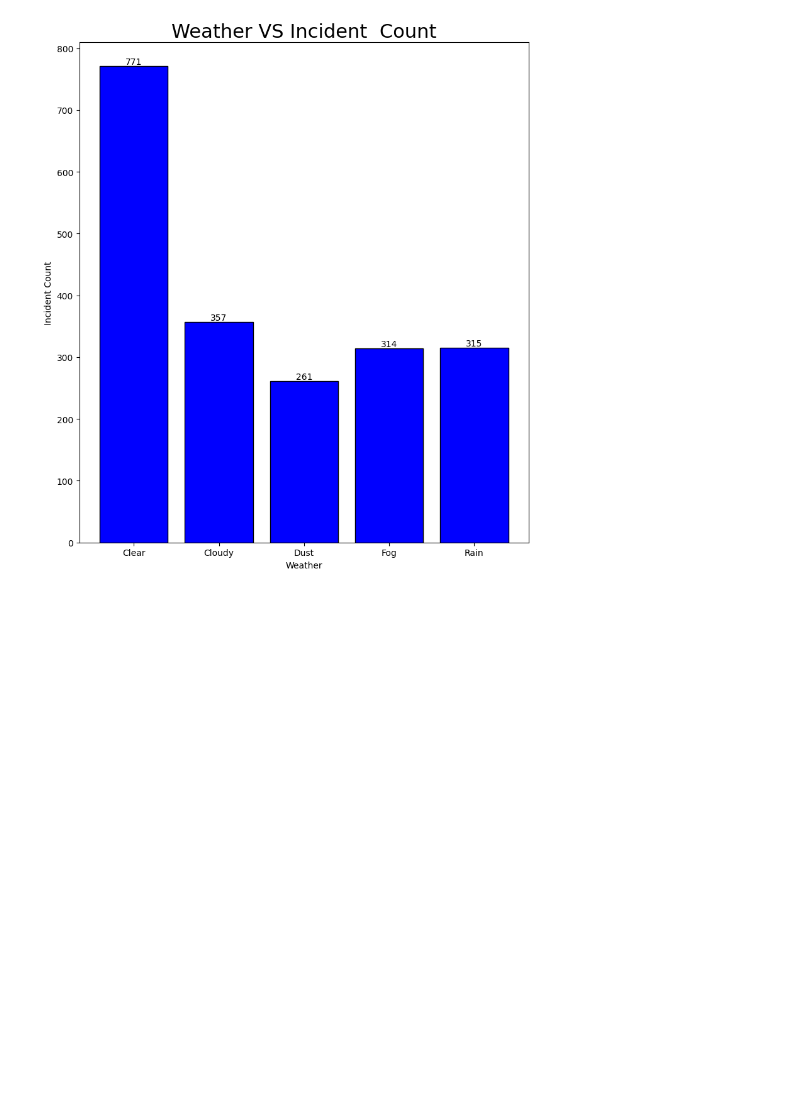
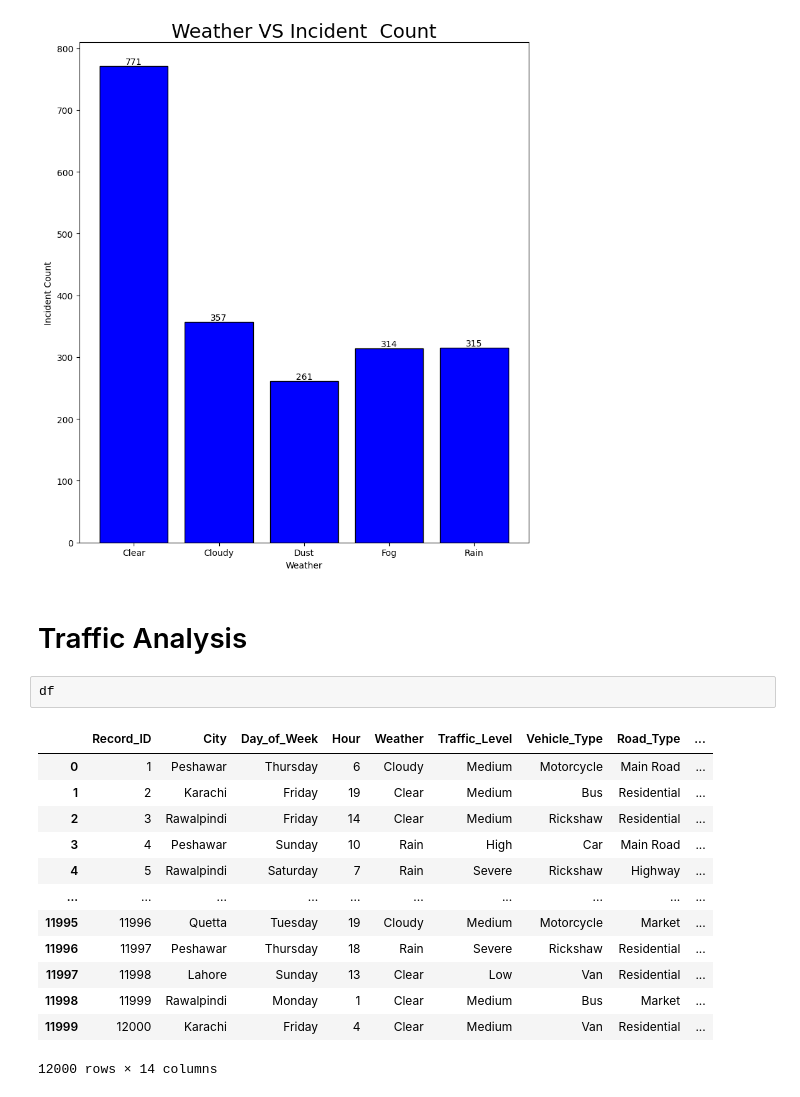
Before and after one commit to Engr-Jawad/Data-Science-Projects, a Jupyter notebook: Urban-Road-Safety-Near-Miss-Analysis/data_cleaning.ipynb, the cells around one changed output. Saved outputs shown, nothing was run; the diff lists cells and outputs as text; blank space fills up the shorter version.

Commit message:
module eight start traffic analysis

```diff
--- a/Urban-Road-Safety-Near-Miss-Analysis/data_cleaning.ipynb
+++ b/Urban-Road-Safety-Near-Miss-Analysis/data_cleaning.ipynb
@@ -289,3 +289,21 @@ plt.savefig("weather_Vs_incid_count.png",dpi=300,bbox_inches = "tight")
 plt.show()
 # %% [output]
 [figure]
+# %% [markdown]
+# Traffic Analysis
+# %%
+df
+# %% [output]
+|  | Record_ID | City | Day_of_Week | Hour | Weather | Traffic_Level | Vehicle_Type | Road_Type | ... |
+| 0 | 1 | Peshawar | Thursday | 6 | Cloudy | Medium | Motorcycle | Main Road | ... |
+| 1 | 2 | Karachi | Friday | 19 | Clear | Medium | Bus | Residential | ... |
+| 2 | 3 | Rawalpindi | Friday | 14 | Clear | Medium | Rickshaw | Residential | ... |
+| 3 | 4 | Peshawar | Sunday | 10 | Rain | High | Car | Main Road | ... |
+| 4 | 5 | Rawalpindi | Saturday | 7 | Rain | Severe | Rickshaw | Highway | ... |
+| ... | ... | ... | ... | ... | ... | ... | ... | ... | ... |
+| 11995 | 11996 | Quetta | Tuesday | 19 | Cloudy | Medium | Motorcycle | Market | ... |
+| 11996 | 11997 | Peshawar | Thursday | 18 | Rain | Severe | Rickshaw | Residential | ... |
+| 11997 | 11998 | Lahore | Sunday | 13 | Clear | Low | Van | Residential | ... |
+| 11998 | 11999 | Rawalpindi | Monday | 1 | Clear | Medium | Bus | Market | ... |
+| 11999 | 12000 | Karachi | Friday | 4 | Clear | Medium | Van | Residential | ... |
+12000 rows × 14 columns
```
Also changed, not shown: parts of 1 cell of this notebook.
